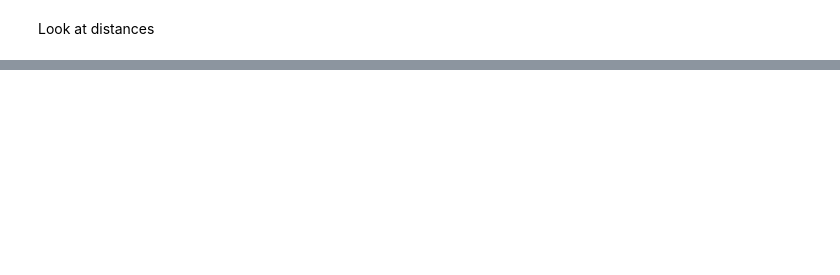
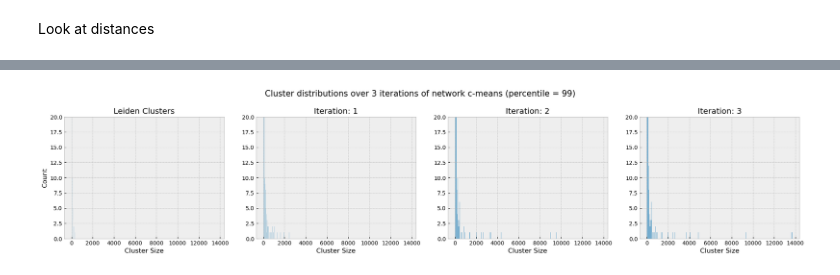
Before and after one commit to ViHoller/regulomeClustering, a Jupyter notebook: c_means_update.ipynb, the cells around one changed output, grey strips where cells are left out. Saved outputs shown, nothing was run; the diff lists cells and outputs as text; code cells hidden in the pictures; blank space fills up the shorter version.

```diff
--- a/c_means_update.ipynb
+++ b/c_means_update.ipynb
@@ -142,0 +58,21 @@ plt.savefig('./images/membership_distr_most_connected.png', dpi=fig.dpi, bbox_in
+# %%
+# Distances of least connected
+results_update = open_pickle("c_means_6iter_edge_99.gz")
+cluster_history = results_update[0][:4]
+fig, axes = plt.subplots(1,len(cluster_history),figsize=[24,4], sharex=True)
+title = fig.suptitle(f"Cluster distributions over 3 iterations of network c-means (percentile = 99)", fontsize=15, y=1.05)
+
+for iter, (ax, clusters) in enumerate(zip(axes, cluster_history)):
+    result_sizes = [len(cluster) for cluster in clusters.values()]
+    sns.histplot(result_sizes, ax=ax).set_ylim([0, 20])
+    ax.set_title(f"Iteration: {iter}")
+    ax.set_xlabel("Cluster Size")
+    if iter != 0:
+        ax.set(ylabel=None)
+    else:
+        ax.set_title(f"Leiden Clusters")
+
+
+plt.savefig('./images/c_means_update_iter_edge_99.png', dpi=fig.dpi, bbox_inches='tight',bbox_extra_artists=[title])
+# %% [output]
+[figure, added]
```
Also changed, not shown: parts of 8 cells of this notebook, 2 other files.
